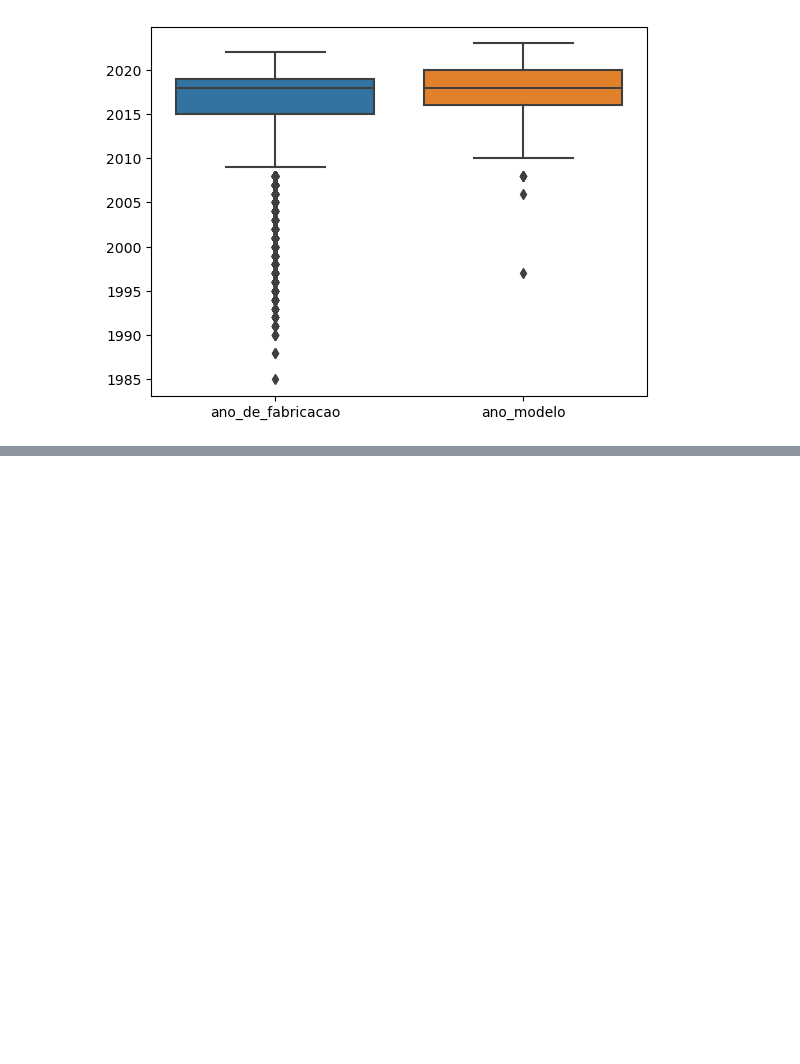
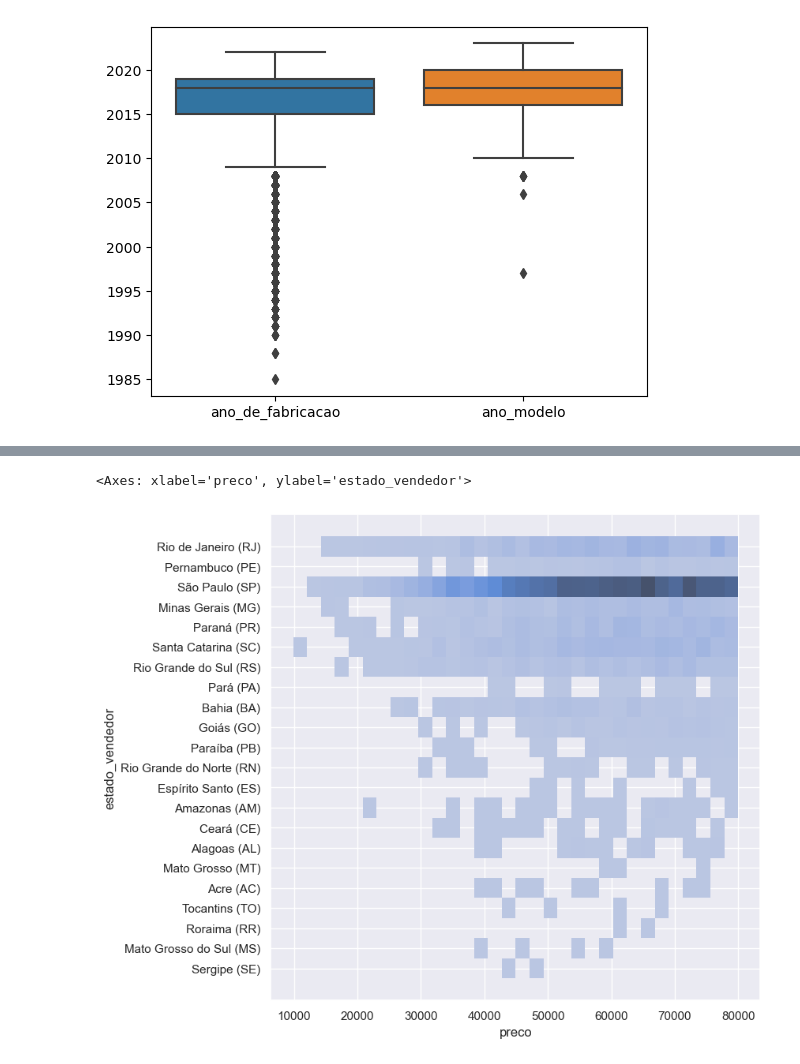
Before and after one commit to gabrieltsferreira/Lighthouse-Desafio-Cientista-de-Dados-2023-9, a Jupyter notebook: LH_CD_GabrielFerreira.ipynb, the cells around one changed output, grey strips where cells are left out. Cells and saved outputs as stored; diff of their text form; code cells hidden in the pictures; blank space fills up the shorter version.

```diff
--- a/LH_CD_GabrielFerreira.ipynb
+++ b/LH_CD_GabrielFerreira.ipynb
@@ -167,0 +244,6 @@ sns.scatterplot(outliers_hodometro, y='marca', x='hodometro', hue='tipo')
+# %%
+sns.set(rc = {'figure.figsize':(8, 8)})
+sns.histplot(carros_populares, x='preco', y='estado_vendedor')
+# %% [output]
+<Axes: xlabel='preco', ylabel='estado_vendedor'>
+[figure, added]
```
Also changed, not shown: parts of 41 cells of this notebook.
